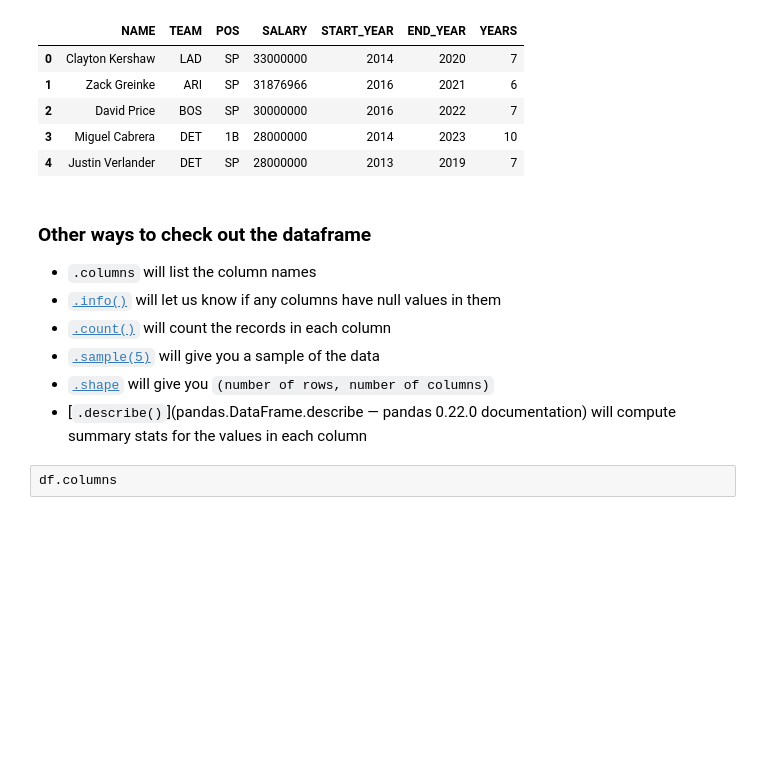
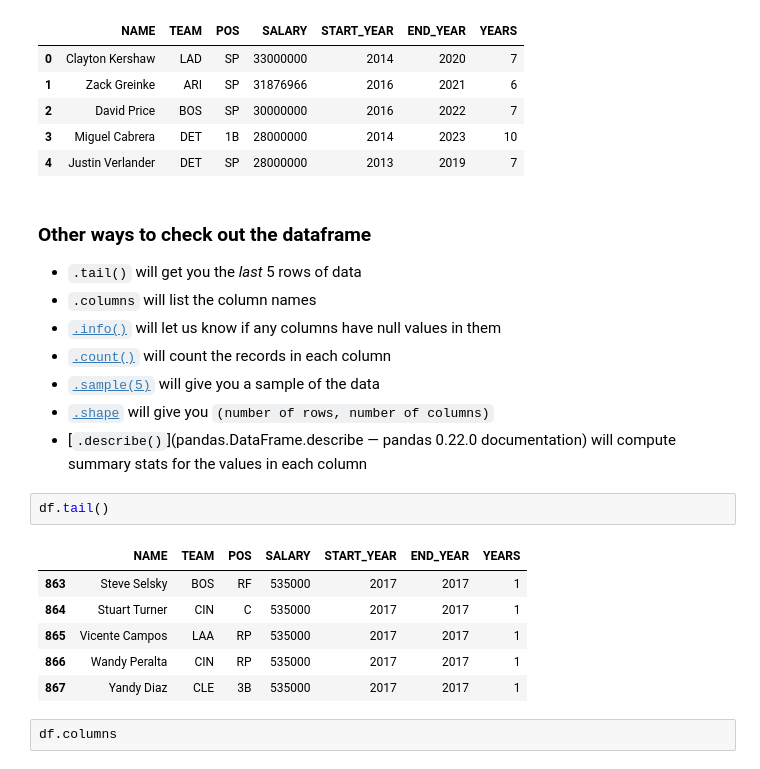
Before and after one commit to cjwinchester/ire-2018-python-for-data-analysis, a Jupyter notebook: completed/MLB opening day salaries.ipynb, the cells around one changed output. Cells and saved outputs as stored; diff of their text form; blank space fills up the shorter version.

```diff
--- a/completed/MLB opening day salaries.ipynb
+++ b/completed/MLB opening day salaries.ipynb
@@ -44,12 +44,22 @@ df.head()
 # %% [markdown]
 ### Other ways to check out the dataframe
 
+- `.tail()` will get you the _last_ 5 rows of data
 - `.columns` will list the column names
 - [`.info()`](https://pandas.pydata.org/pandas-docs/stable/generated/pandas.DataFrame.info.html) will let us know if any columns have null values in them
 - [`.count()`](https://pandas.pydata.org/pandas-docs/stable/generated/pandas.DataFrame.count.html) will count the records in each column
 - [`.sample(5)`](https://pandas.pydata.org/pandas-docs/stable/generated/pandas.DataFrame.sample.html) will give you a sample of the data
 - [`.shape`](http://pandas.pydata.org/pandas-docs/version/0.17.0/generated/pandas.DataFrame.shape.html) will give you `(number of rows, number of columns)`
 - [`.describe()`](pandas.DataFrame.describe — pandas 0.22.0 documentation) will compute summary stats for the values in each column
+# %%
+df.tail()
+# %% [output]
+|  | NAME | TEAM | POS | SALARY | START_YEAR | END_YEAR | YEARS |
+| 863 | Steve Selsky | BOS | RF | 535000 | 2017 | 2017 | 1 |
+| 864 | Stuart Turner | CIN | C | 535000 | 2017 | 2017 | 1 |
+| 865 | Vicente Campos | LAA | RP | 535000 | 2017 | 2017 | 1 |
+| 866 | Wandy Peralta | CIN | RP | 535000 | 2017 | 2017 | 1 |
+| 867 | Yandy Diaz | CLE | 3B | 535000 | 2017 | 2017 | 1 |
 # %%
 df.columns
 # %% [output]
```
Also changed, not shown: 13 other files.
